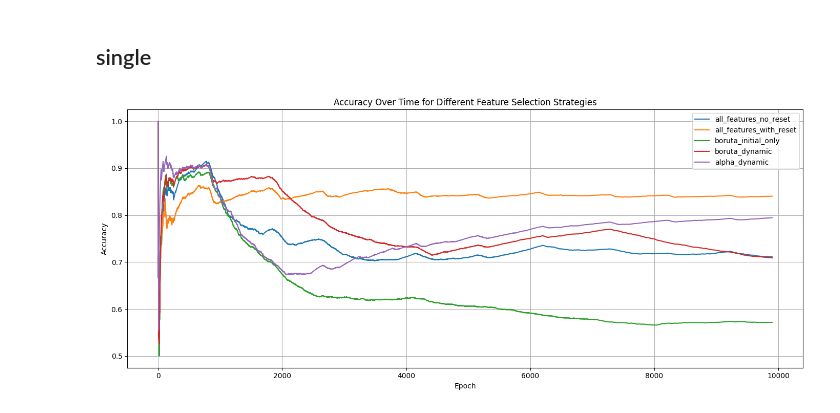
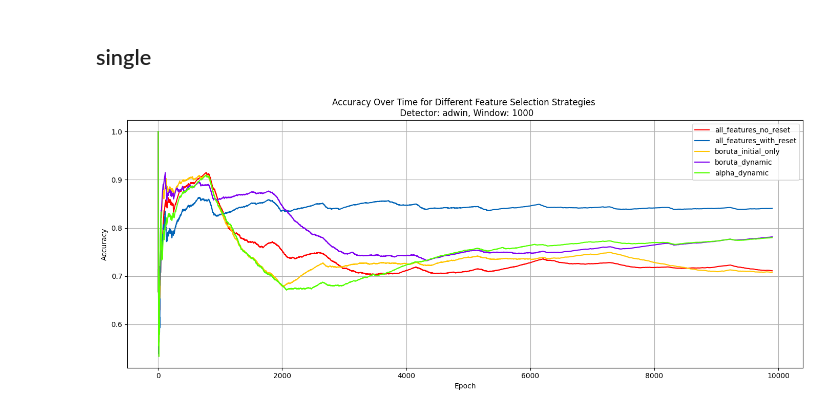
Before and after one commit to wpartycja/ml-in-data-streams, a Jupyter notebook: drift_detection.ipynb, the cells around one changed output. Drawn from its saved outputs; the diff is of its cells as text; code cells hidden in the pictures.

Commit message:
added accuracy plots of all strategies at one config

```diff
--- a/drift_detection.ipynb
+++ b/drift_detection.ipynb
@@ -58,44 +59,22 @@ plot_path, export_path = get_paths(chosen_detector, seed, n_history, strategy)
 runner = DriftDetectionRunner(generator, drift.ADWIN(), feature_selector, n_history=2000, plot_path=plot_path, export_path=export_path)
 runner.run(mode=strategy)
 # %%
-import os
-import json
-import matplotlib.pyplot as plt
 
 strategies = [
     'all_features_no_reset',
     'all_features_with_reset',
     'boruta_initial_only',
     'boruta_dynamic',
     'alpha_dynamic'
 ]
 
-plt.figure(figsize=(14, 6))
 
-for strategy in strategies:
-    # Choose path based on strategy type
-    if strategy in ['boruta_initial_only', 'boruta_dynamic', 'alpha_dynamic']:
-        path = f"logs/adwin/160_seed/2000_window/{strategy}.json"
-    else:
-        path = f"logs/adwin/160_seed/{strategy}.json"
 
-    with open(path, "r") as f:
-        data = json.load(f)
+detector = 'adwin'
+seed = 160
+window = 1000
 
-    # Extract epochs and accuracies
-    epochs = data["results"]["epochs"]
-    accuracies = data["results"]["accuracies"]
 
-    # Plot the accuracy curve
-    plt.plot(epochs, accuracies, label=strategy)
-
-# Labels and legend
-plt.title("Accuracy Over Time for Different Feature Selection Strategies")
-plt.xlabel("Epoch")
-plt.ylabel("Accuracy")
-plt.legend()
-plt.grid(True)
-plt.tight_layout()
-plt.show()
+plot_all_strategies(detector, seed, window, strategies)
 # %% [output]
-[figure, old version]
+[figure, new version]
```
Also changed, not shown: parts of 1 cell of this notebook, 5 other files.
